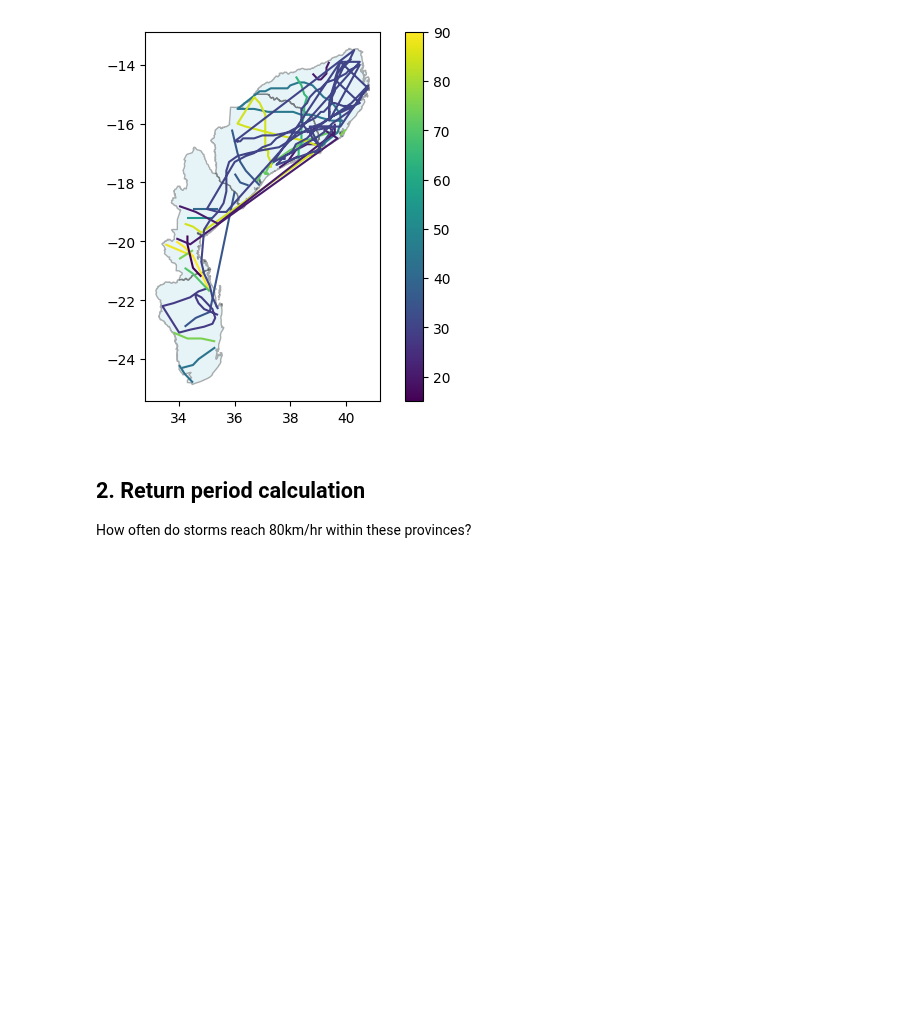
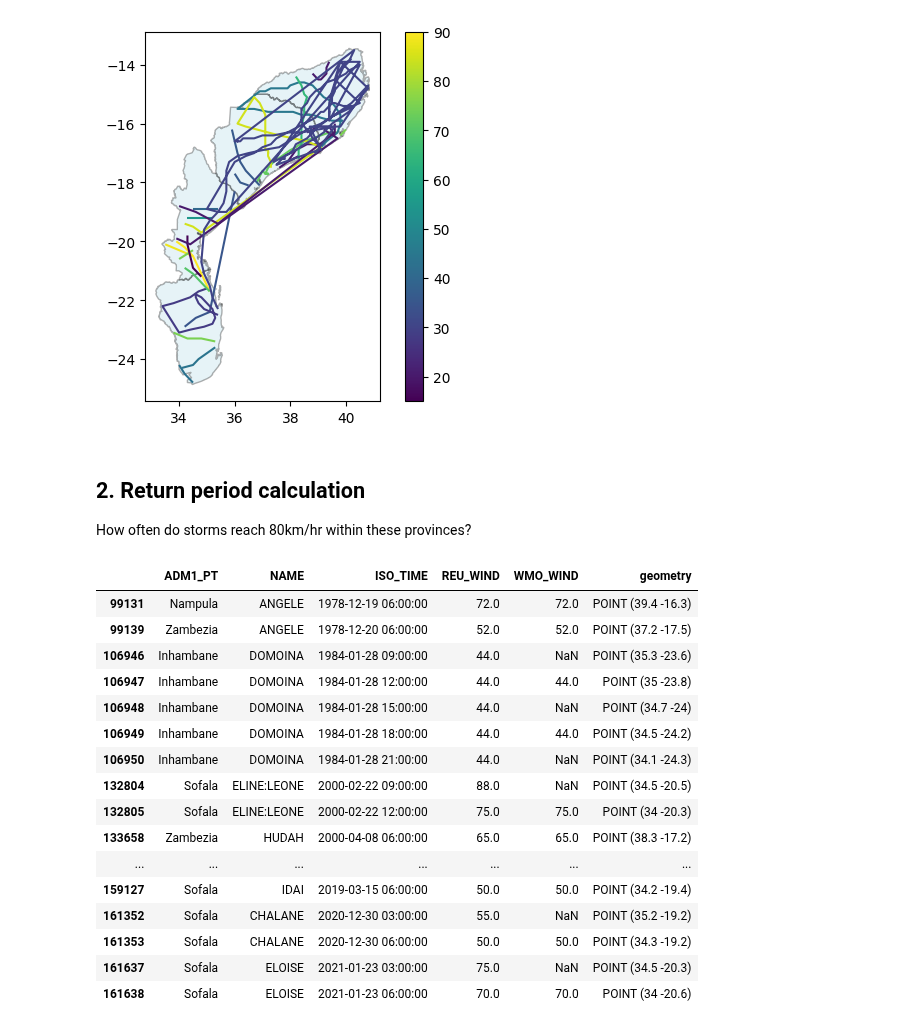
Before and after one commit to OCHA-DAP/ds-aa-moz-cyclones, a Jupyter notebook: analysis/01_return_period.ipynb, the cells around one changed output. Drawn from its saved outputs; the diff is of its cells as text; code cells hidden in the pictures; blank space fills up the shorter version.

Commit message:
adding speed in knots

```diff
--- a/analysis/01_return_period.ipynb
+++ b/analysis/01_return_period.ipynb
@@ -35,13 +35,7 @@ gdf_adm1 = gpd.read_file(adm1_path)
 gdf_sel = gdf_adm1[gdf_adm1.ADM1_PT.isin(ADMS)]
 
 # TODO: Replace with local path
-ibtracs_path = adm1_path = (
-    Path(AA_DATA_DIR)
-    / "public"
-    / "raw"
-    / "glb"
-    / "ibtracs"
-)
+ibtracs_path = adm1_path = Path(AA_DATA_DIR) / "public" / "raw" / "glb" / "ibtracs"
 points_path = Path(
     ibtracs_path / "IBTrACS.SI.list.v04r01.points/IBTrACS.SI.list.v04r01.points.shp"
 )
@@ -58,10 +52,12 @@ gdf_lines = gpd.read_file(lines_path)
 # %% [markdown]
 Let's also check that both datasets have the same CRS. Then we can select only the points within the polygons. We'll also clean up the columns and make sure points are sorted by time.
 # %%
-assert(gdf_points.crs == gdf_sel.crs == gdf_lines.crs)
-gdf_points_sel = gpd.sjoin(gdf_points, gdf_sel, how='inner', predicate='within')
-gdf_lines_sel = gpd.sjoin(gdf_lines, gdf_sel, how='inner', predicate='within')
-gdf_points_sel_ = gdf_points_sel[["ADM1_PT", "NAME", "ISO_TIME", "REU_WIND", "WMO_WIND", "geometry"]].sort_values("ISO_TIME")
+assert gdf_points.crs == gdf_sel.crs == gdf_lines.crs
+gdf_points_sel = gpd.sjoin(gdf_points, gdf_sel, how="inner", predicate="within")
+gdf_lines_sel = gpd.sjoin(gdf_lines, gdf_sel, how="inner", predicate="within")
+gdf_points_sel_ = gdf_points_sel[
+    ["ADM1_PT", "NAME", "ISO_TIME", "REU_WIND", "WMO_WIND", "geometry"]
+].sort_values("ISO_TIME")
 # %% [markdown]
 And plot for a basic sanity check
 # %%
@@ -95,3 +93,31 @@ gdf_tracks_joined.plot(ax=ax, column="max_speed", markersize=10, legend=True)
 ## 2. Return period calculation
 
 How often do storms reach 80km/hr within these provinces?
+# %%
+# checking how many are above 80km/h
+# reu wind in ibtracs is in knots
+# Conversion factor from kilometers per hour to knots
+kmh_to_knots = 1 / 1.852
+# Given speed in km/h
+speed_kmh = 80
+# Convert to knots
+speed_knots = speed_kmh * kmh_to_knots
+gdf_points_sel_[gdf_points_sel_["REU_WIND"] >= speed_knots]
+# %% [output]
+|  | ADM1_PT | NAME | ISO_TIME | REU_WIND | WMO_WIND | geometry |
+| 99131 | Nampula | ANGELE | 1978-12-19 06:00:00 | 72.0 | 72.0 | POINT (39.4 -16.3) |
+| 99139 | Zambezia | ANGELE | 1978-12-20 06:00:00 | 52.0 | 52.0 | POINT (37.2 -17.5) |
+| 106946 | Inhambane | DOMOINA | 1984-01-28 09:00:00 | 44.0 | NaN | POINT (35.3 -23.6) |
+| 106947 | Inhambane | DOMOINA | 1984-01-28 12:00:00 | 44.0 | 44.0 | POINT (35 -23.8) |
+| 106948 | Inhambane | DOMOINA | 1984-01-28 15:00:00 | 44.0 | NaN | POINT (34.7 -24) |
+| 106949 | Inhambane | DOMOINA | 1984-01-28 18:00:00 | 44.0 | 44.0 | POINT (34.5 -24.2) |
+| 106950 | Inhambane | DOMOINA | 1984-01-28 21:00:00 | 44.0 | NaN | POINT (34.1 -24.3) |
+| 132804 | Sofala | ELINE:LEONE | 2000-02-22 09:00:00 | 88.0 | NaN | POINT (34.5 -20.5) |
+| 132805 | Sofala | ELINE:LEONE | 2000-02-22 12:00:00 | 75.0 | 75.0 | POINT (34 -20.3) |
+| 133658 | Zambezia | HUDAH | 2000-04-08 06:00:00 | 65.0 | 65.0 | POINT (38.3 -17.2) |
+| ... | ... | ... | ... | ... | ... | ... |
+| 159127 | Sofala | IDAI | 2019-03-15 06:00:00 | 50.0 | 50.0 | POINT (34.2 -19.4) |
+| 161352 | Sofala | CHALANE | 2020-12-30 03:00:00 | 55.0 | NaN | POINT (35.2 -19.2) |
+| 161353 | Sofala | CHALANE | 2020-12-30 06:00:00 | 50.0 | 50.0 | POINT (34.3 -19.2) |
+| 161637 | Sofala | ELOISE | 2021-01-23 03:00:00 | 75.0 | NaN | POINT (34.5 -20.3) |
+| 161638 | Sofala | ELOISE | 2021-01-23 06:00:00 | 70.0 | 70.0 | POINT (34 -20.6) |
```
Also changed, not shown: parts of 3 cells of this notebook, 1 other file.
